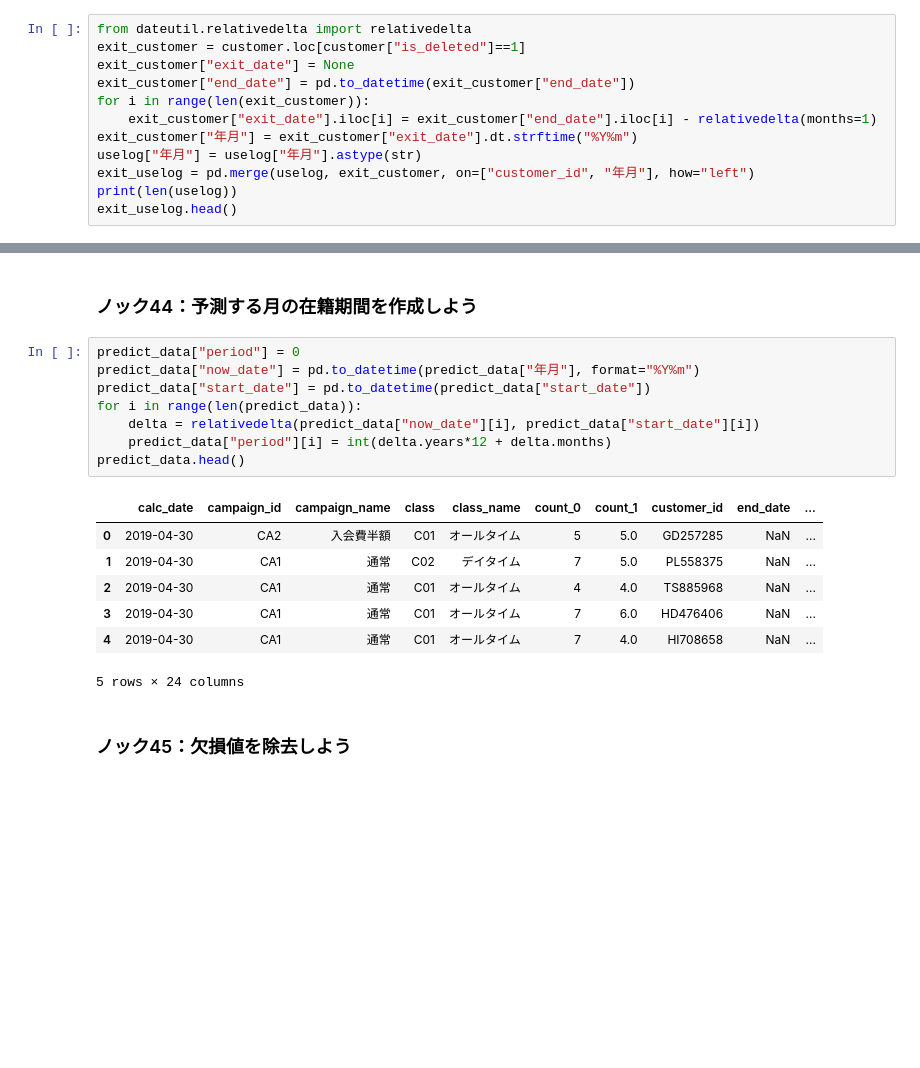
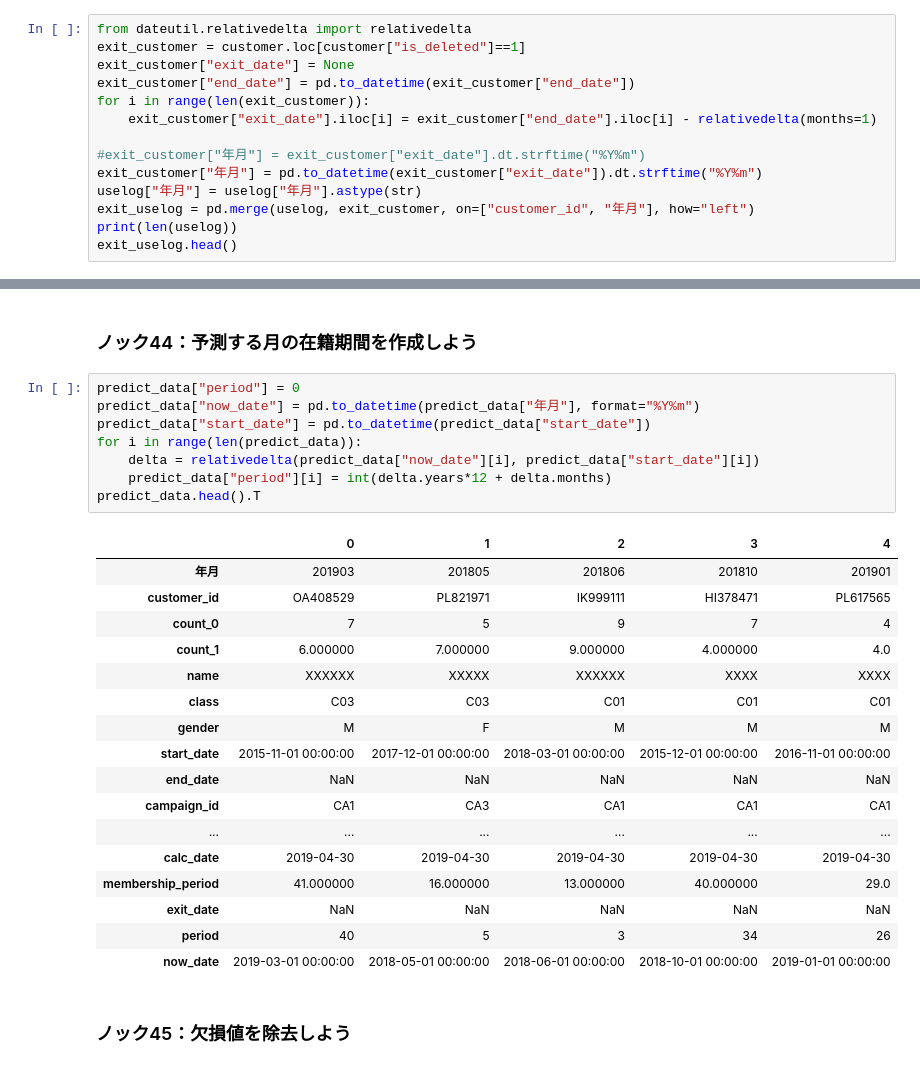
Before and after one commit to shinseitaro/python-data-analysis-100, a Jupyter notebook: sample/100drill_20201021/5/5章 顧客の退会を予測する１０本ノック_answer.ipynb, the cells around one changed output, grey strips where cells are left out. Cells and saved outputs as stored; diff of their text form; blank space fills up the shorter version.

```diff
--- a/sample/100drill_20201021/5/5章 顧客の退会を予測する１０本ノック_answer.ipynb
+++ b/sample/100drill_20201021/5/5章 顧客の退会を予測する１０本ノック_answer.ipynb
@@ -53,7 +41,9 @@ exit_customer["exit_date"] = None
 exit_customer["end_date"] = pd.to_datetime(exit_customer["end_date"])
 for i in range(len(exit_customer)):
     exit_customer["exit_date"].iloc[i] = exit_customer["end_date"].iloc[i] - relativedelta(months=1)
-exit_customer["年月"] = exit_customer["exit_date"].dt.strftime("%Y%m")
+
+#exit_customer["年月"] = exit_customer["exit_date"].dt.strftime("%Y%m")
+exit_customer["年月"] = pd.to_datetime(exit_customer["exit_date"]).dt.strftime("%Y%m")
 uselog["年月"] = uselog["年月"].astype(str)
 exit_uselog = pd.merge(uselog, exit_customer, on=["customer_id", "年月"], how="left")
 print(len(uselog))
@@ -135,19 +141,29 @@ predict_data.head()
 # %%
 predict_data["period"] = 0
 predict_data["now_date"] = pd.to_datetime(predict_data["年月"], format="%Y%m")
 predict_data["start_date"] = pd.to_datetime(predict_data["start_date"])
 for i in range(len(predict_data)):
     delta = relativedelta(predict_data["now_date"][i], predict_data["start_date"][i])
     predict_data["period"][i] = int(delta.years*12 + delta.months)
-predict_data.head()
+predict_data.head().T
 # %% [output]
-|  | calc_date | campaign_id | campaign_name | class | class_name | count_0 | count_1 | customer_id | end_date | ... |
-| 0 | 2019-04-30 | CA2 | 入会費半額 | C01 | オールタイム | 5 | 5.0 | GD257285 | NaN | ... |
-| 1 | 2019-04-30 | CA1 | 通常 | C02 | デイタイム | 7 | 5.0 | PL558375 | NaN | ... |
-| 2 | 2019-04-30 | CA1 | 通常 | C01 | オールタイム | 4 | 4.0 | TS885968 | NaN | ... |
-| 3 | 2019-04-30 | CA1 | 通常 | C01 | オールタイム | 7 | 6.0 | HD476406 | NaN | ... |
-| 4 | 2019-04-30 | CA1 | 通常 | C01 | オールタイム | 7 | 4.0 | HI708658 | NaN | ... |
+|  | 0 | 1 | 2 | 3 | 4 |
+| 年月 | 201903 | 201805 | 201806 | 201810 | 201901 |
+| customer_id | OA408529 | PL821971 | IK999111 | HI378471 | PL617565 |
+| count_0 | 7 | 5 | 9 | 7 | 4 |
+| count_1 | 6.000000 | 7.000000 | 9.000000 | 4.000000 | 4.0 |
+| name | XXXXXX | XXXXX | XXXXXX | XXXX | XXXX |
+| class | C03 | C03 | C01 | C01 | C01 |
+| gender | M | F | M | M | M |
+| start_date | 2015-11-01 00:00:00 | 2017-12-01 00:00:00 | 2018-03-01 00:00:00 | 2015-12-01 00:00:00 | 2016-11-01 00:00:00 |
+| end_date | NaN | NaN | NaN | NaN | NaN |
+| campaign_id | CA1 | CA3 | CA1 | CA1 | CA1 |
+| ... | ... | ... | ... | ... | ... |
+| calc_date | 2019-04-30 | 2019-04-30 | 2019-04-30 | 2019-04-30 | 2019-04-30 |
+| membership_period | 41.000000 | 16.000000 | 13.000000 | 40.000000 | 29.0 |
+| exit_date | NaN | NaN | NaN | NaN | NaN |
+| period | 40 | 5 | 3 | 34 | 26 |
+| now_date | 2019-03-01 00:00:00 | 2018-05-01 00:00:00 | 2018-06-01 00:00:00 | 2018-10-01 00:00:00 | 2019-01-01 00:00:00 |
-5 rows × 24 columns
 # %% [markdown]
 ### ノック45：欠損値を除去しよう
 # %%
```
Also changed, not shown: parts of 12 cells of this notebook, 4 other files.
